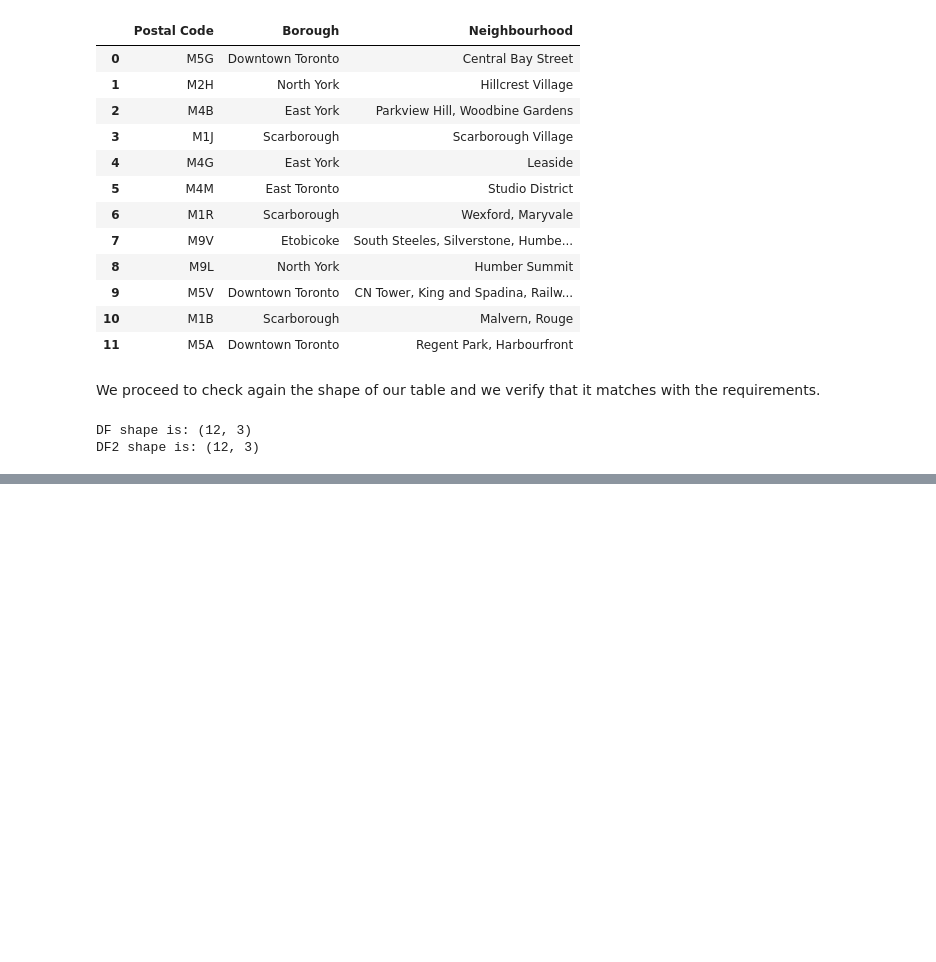
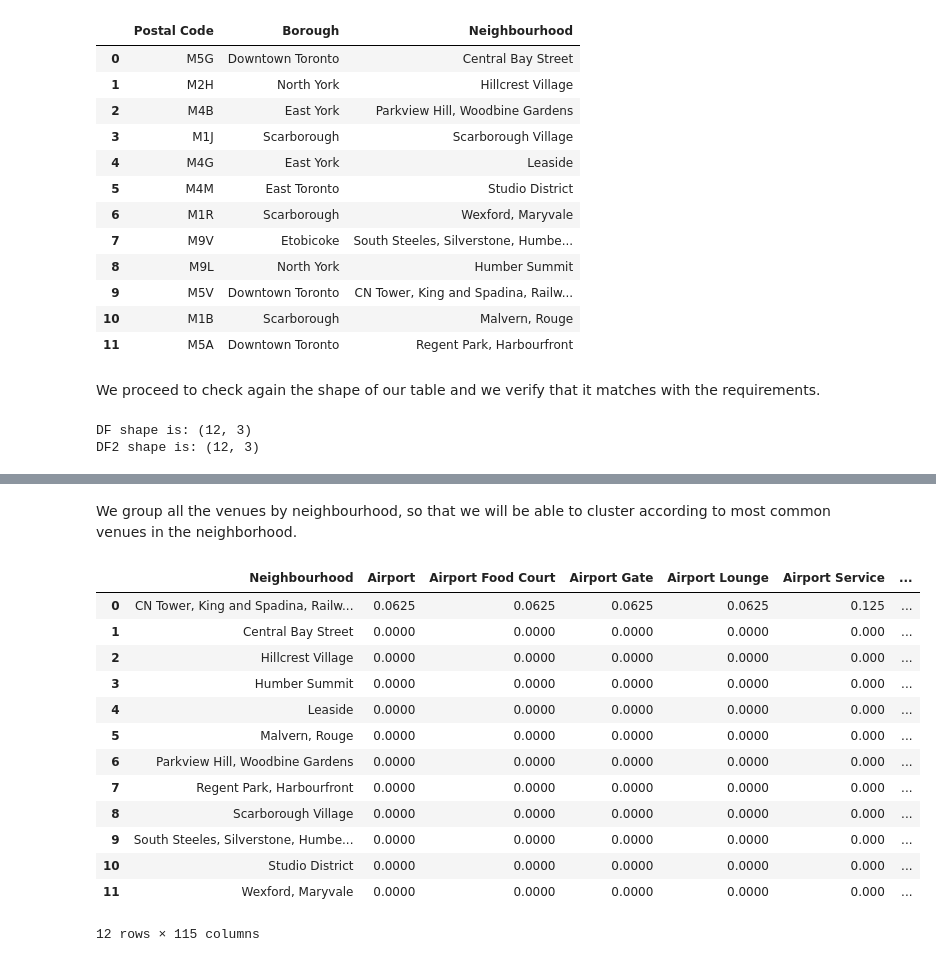
Before and after one commit to mporchia/coursera-capstone-project, a Jupyter notebook: Clustering neighborhoods in Toronto.ipynb, the cells around one changed output, grey strips where cells are left out. Drawn from its saved outputs; the diff is of its cells as text; code cells hidden in the pictures; blank space fills up the shorter version.

Commit message:
Published from Watson Studio.

```diff
--- a/Clustering neighborhoods in Toronto.ipynb
+++ b/Clustering neighborhoods in Toronto.ipynb
@@ -123,0 +164,3 @@ DF2 shape is: (12, 3)
+# %%
+Toronto_neigh2=Toronto_neigh.merge(coordinates, on='Postal Code')
+Toronto_neigh2
@@ -123,0 +197,18 @@ DF2 shape is: (12, 3)
+# %%
+# create map of Toronto using latitude and longitude values
+map_toronto = folium.Map(location=[latitude, longitude], zoom_start=10)
+
+# add markers to map
+for lat, lng, label in zip(Toronto_neigh2['Latitude'], Toronto_neigh2['Longitude'], Toronto_neigh2['Neighbourhood']):
+    label = folium.Popup(label, parse_html=True)
+    folium.CircleMarker(
+        [lat, lng],
+        radius=5,
+        popup=label,
+        color='blue',
+        fill=True,
+        fill_color='#3186cc',
+        fill_opacity=0.7,
+        parse_html=False).add_to(map_toronto)
+
+map_toronto
@@ -123,0 +267,5 @@ DF2 shape is: (12, 3)
+# %%
+toronto_venues = getNearbyVenues(names=Toronto_neigh2['Neighbourhood'],
+                                   latitudes=Toronto_neigh2['Latitude'],
+                                   longitudes=Toronto_neigh2['Longitude']
+                                  )
@@ -123,0 +298,12 @@ DF2 shape is: (12, 3)
+# %%
+# one hot encoding
+toronto_onehot = pd.get_dummies(toronto_venues[['Venue Category']], prefix="", prefix_sep="")
+
+# add neighborhood column back to dataframe
+toronto_onehot['Neighbourhood'] = toronto_venues['Neighborhood']
+
+# move neighborhood column to the first column
+fixed_columns = [toronto_onehot.columns[-1]] + list(toronto_onehot.columns[:-1])
+toronto_onehot = toronto_onehot[fixed_columns]
+
+toronto_onehot.head()
@@ -123,0 +318,20 @@ DF2 shape is: (12, 3)
+# %% [markdown]
+We group all the venues by neighbourhood, so that we will be able to cluster according to most common venues in the neighborhood.
+# %%
+toronto_grouped = toronto_onehot.groupby('Neighbourhood').mean().reset_index()
+toronto_grouped
+# %% [output]
+|  | Neighbourhood | Airport | Airport Food Court | Airport Gate | Airport Lounge | Airport Service | ... |
+| 0 | CN Tower, King and Spadina, Railw... | 0.0625 | 0.0625 | 0.0625 | 0.0625 | 0.125 | ... |
+| 1 | Central Bay Street | 0.0000 | 0.0000 | 0.0000 | 0.0000 | 0.000 | ... |
+| 2 | Hillcrest Village | 0.0000 | 0.0000 | 0.0000 | 0.0000 | 0.000 | ... |
+| 3 | Humber Summit | 0.0000 | 0.0000 | 0.0000 | 0.0000 | 0.000 | ... |
+| 4 | Leaside | 0.0000 | 0.0000 | 0.0000 | 0.0000 | 0.000 | ... |
+| 5 | Malvern, Rouge | 0.0000 | 0.0000 | 0.0000 | 0.0000 | 0.000 | ... |
+| 6 | Parkview Hill, Woodbine Gardens | 0.0000 | 0.0000 | 0.0000 | 0.0000 | 0.000 | ... |
+| 7 | Regent Park, Harbourfront | 0.0000 | 0.0000 | 0.0000 | 0.0000 | 0.000 | ... |
+| 8 | Scarborough Village | 0.0000 | 0.0000 | 0.0000 | 0.0000 | 0.000 | ... |
+| 9 | South Steeles, Silverstone, Humbe... | 0.0000 | 0.0000 | 0.0000 | 0.0000 | 0.000 | ... |
+| 10 | Studio District | 0.0000 | 0.0000 | 0.0000 | 0.0000 | 0.000 | ... |
+| 11 | Wexford, Maryvale | 0.0000 | 0.0000 | 0.0000 | 0.0000 | 0.000 | ... |
+12 rows × 115 columns
```
Also changed, not shown: parts of 26 cells of this notebook.
